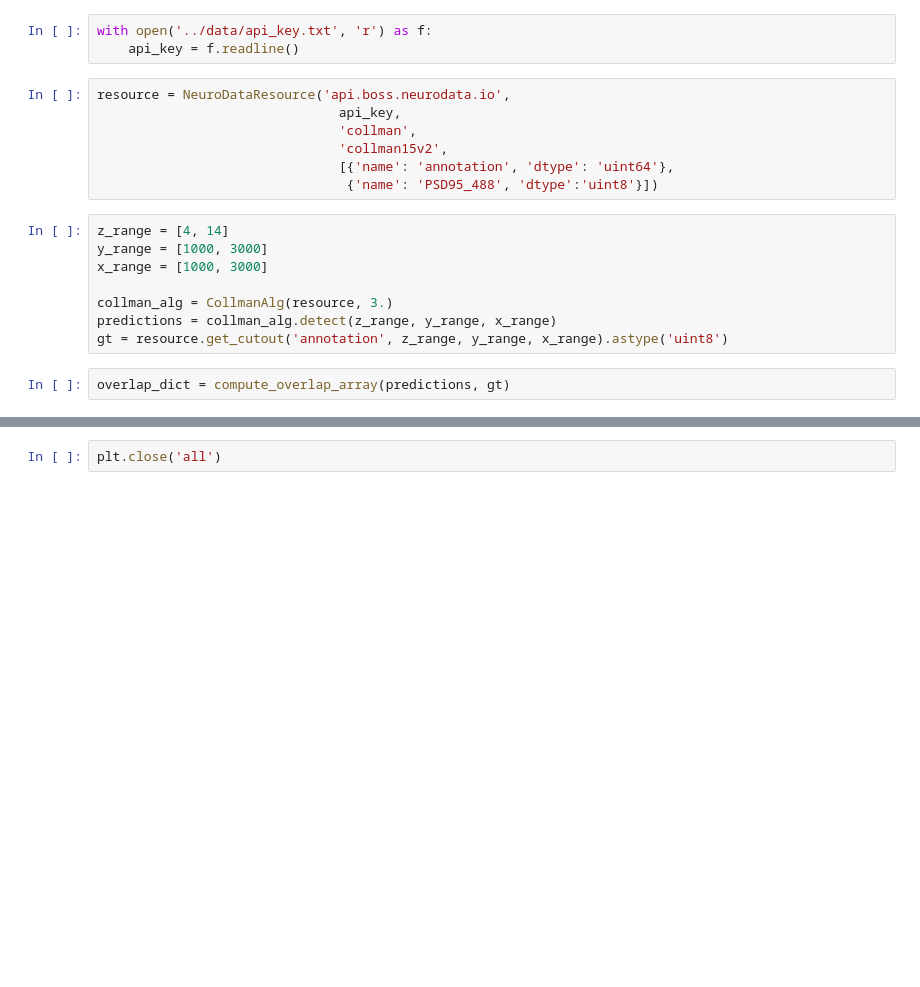
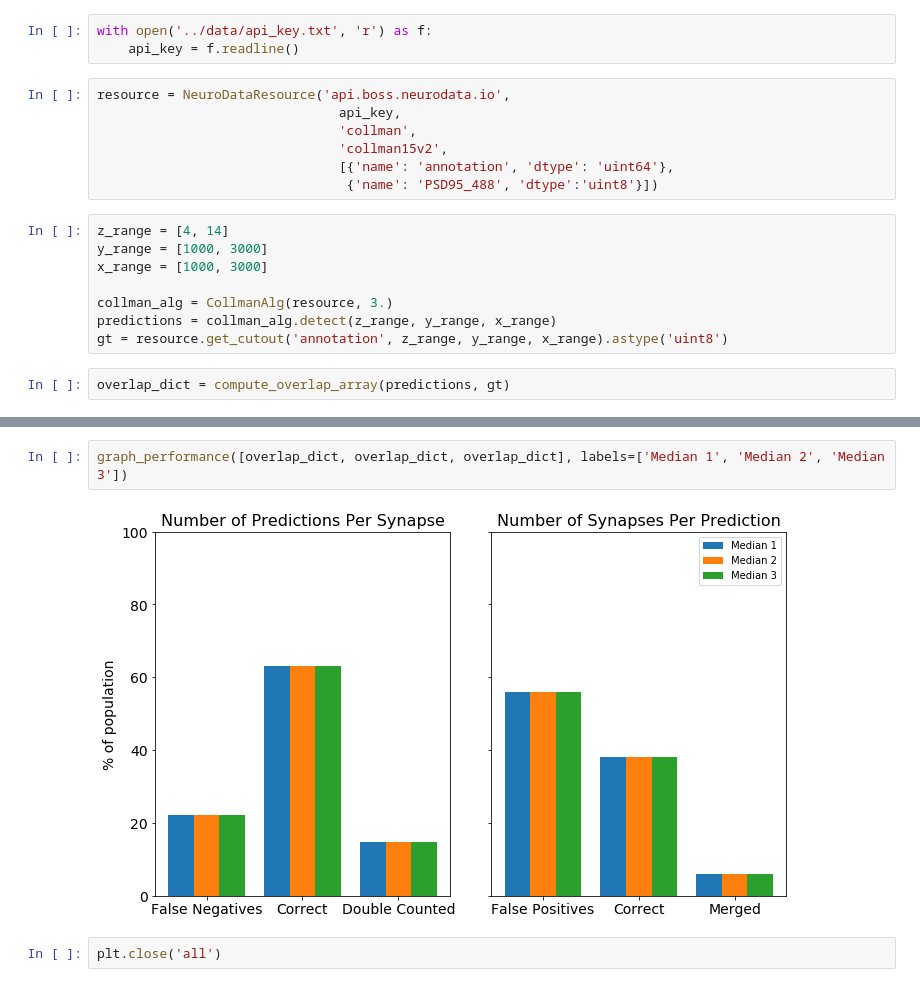
Before and after one commit to zainebrahim/nomads, a Jupyter notebook: source/j1c/quality/graph_performance_example.ipynb, the cells around one changed output, grey strips where cells are left out. Cells and saved outputs as stored; diff of their text form; blank space fills up the shorter version.

```diff
--- a/source/j1c/quality/graph_performance_example.ipynb
+++ b/source/j1c/quality/graph_performance_example.ipynb
@@ -45,2 +53,6 @@ graph_performance(overlap_dict, normed=False)
+# %%
+graph_performance([overlap_dict, overlap_dict, overlap_dict], labels=['Median 1', 'Median 2', 'Median 3'])
+# %% [output]
+[figure, added]
 # %%
 plt.close('all')
```
Also changed, not shown: parts of 7 cells of this notebook, 1 other file.
